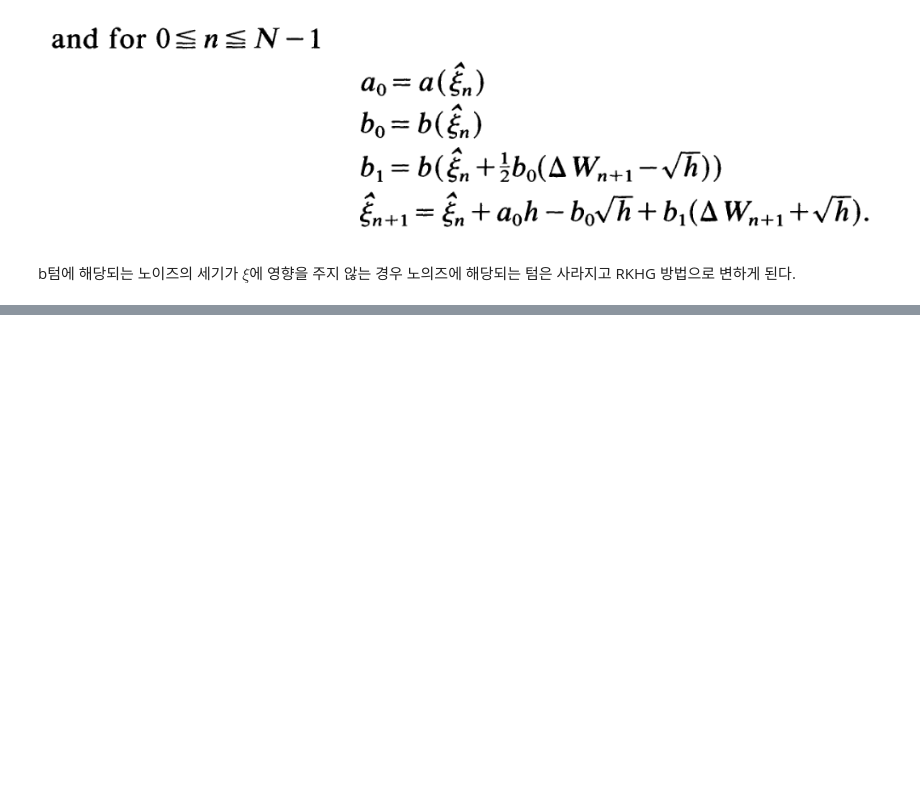
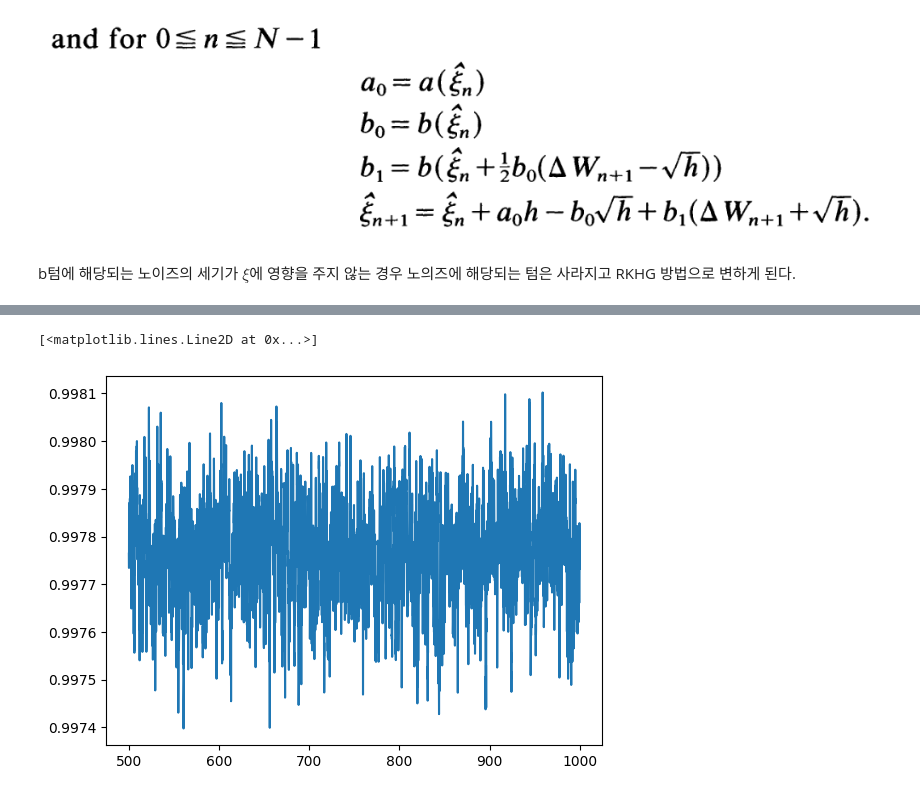
Before and after one commit to Gug-Young/Active_Rotator, a Jupyter notebook: 231229 Simulation SDE.ipynb, the cells around one changed output, grey strips where cells are left out. Cells and saved outputs as stored; diff of their text form; code cells hidden in the pictures; blank space fills up the shorter version.

```diff
--- a/231229 Simulation SDE.ipynb
+++ b/231229 Simulation SDE.ipynb
@@ -11,0 +161,5 @@ b텀에 해당되는 노이즈의 세기가 $\xi$에 영향을 주지 않는 경
+# %%
+plt.plot(t[len(t)//2:],r)
+# %% [output]
+[<matplotlib.lines.Line2D at 0x...>]
+[figure, added]
```
Also changed, not shown: parts of 25 cells of this notebook.
